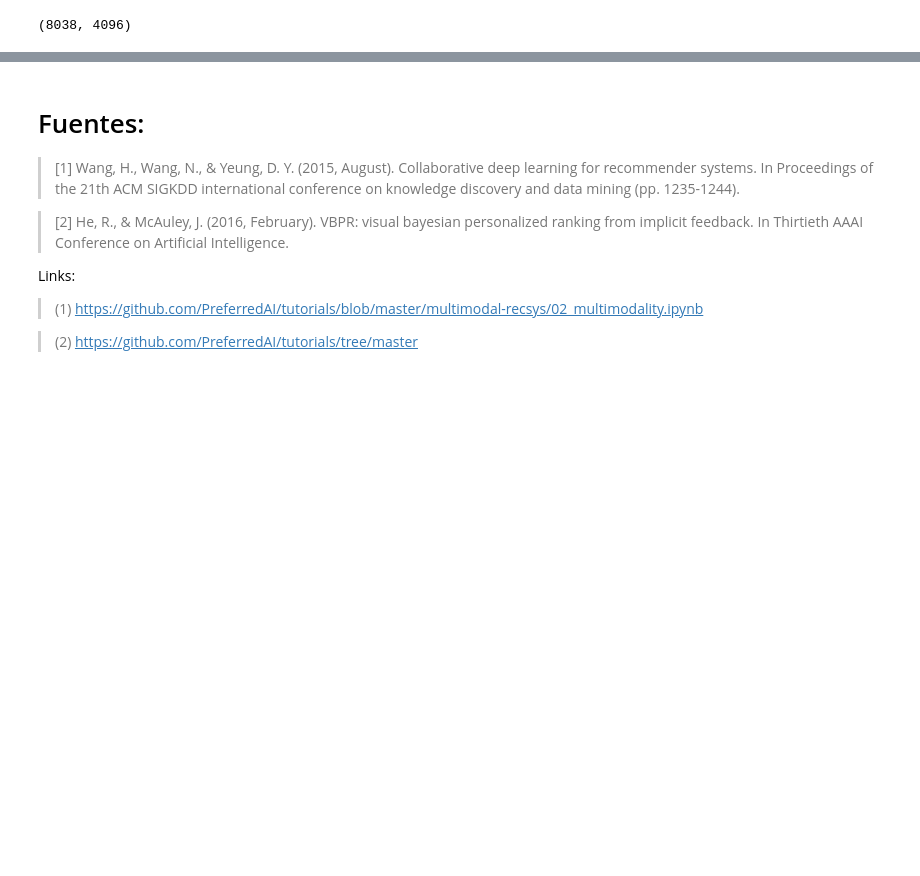
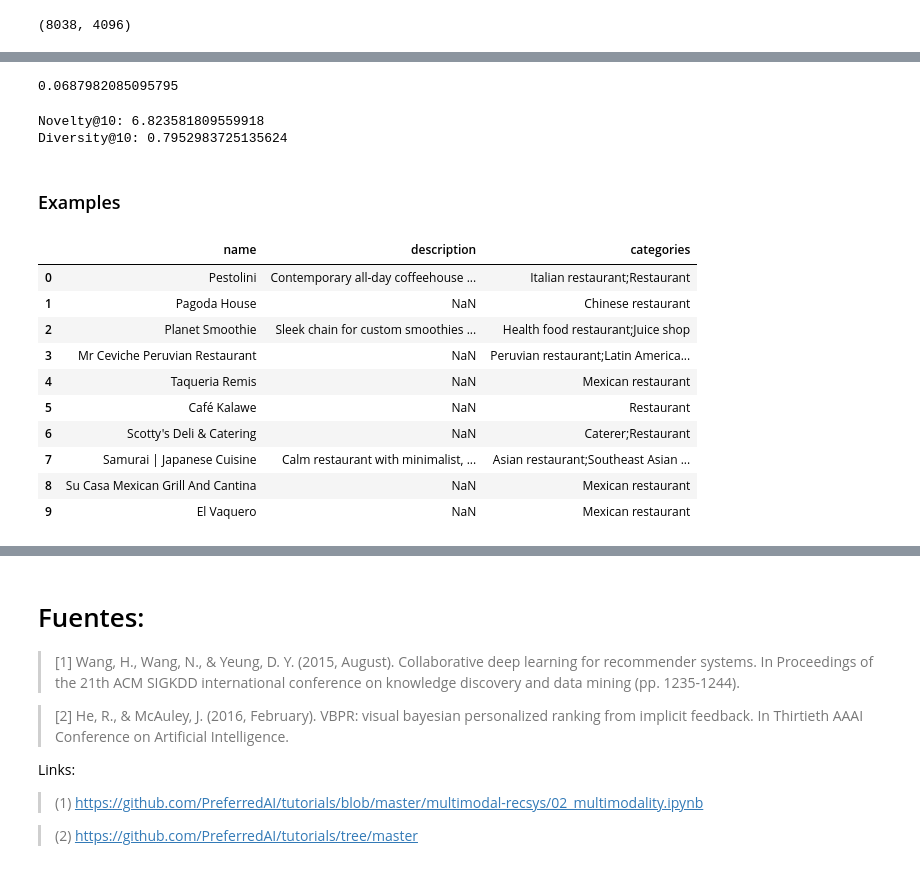
Before and after one commit to pedrozavalat/iic3633-proyecto, a Jupyter notebook: iic3633_v1_models_baselines.ipynb, the cells around one changed output, grey strips where cells are left out. Drawn from its saved outputs; the diff is of its cells as text; code cells hidden in the pictures; blank space fills up the shorter version.

Commit message:
hotfix: baseline models cornac

```diff
--- a/iic3633_v1_models_baselines.ipynb
+++ b/iic3633_v1_models_baselines.ipynb
@@ -216,6 +249,14 @@ categories2idx = {categ : idx for idx, categ in enumerate(categories)}
 idx2categories = {idx : categ for categ, idx in categories2idx.items()}
 restaurants_dict = restaurants.to_dict('index')
 restaurant_categories = {k : categories2idx[v['categories']] for k, v in restaurants_dict.items() }
+# %%
+userset = set(X['user_id'].tolist())
+itemset = restaurants_dict.keys()
+user_to_idx = {user: idx for idx, user in enumerate(userset)}
+item_to_idx = {item: idx for idx, item in enumerate(itemset)}
+
+idx_to_user = {idx: user for user, idx in user_to_idx.items()}
+idx_to_item = {idx: item for item, idx in item_to_idx.items()}
 # %%
 user_reviews = {}
 for r in X.itertuples():
@@ -330,6 +371,23 @@ def rr(recommendation, review):
         if rec in review:
             return 1 / (i + 1)
     return 0
+# %%
+def show_recommendations(user, reclist):
+    rec_business_cols = {
+        'name' : [],
+        'description' : [],
+        'categories': []
+
+    }
+    for row in restaurants.itertuples():
+        index = row.Index
+        if index not in reclist: continue
+        rec_business_cols['name'].append(row.name)
+        rec_business_cols['categories'].append(row.categories)
+        rec_business_cols['description'].append(row.descriptions)
+
+    reclist_df = pd.DataFrame(rec_business_cols)
+    return reclist_df
 # %%
 def get_relevant_items(user):
     relevant_items = list(
@@ -860,0 +984,10 @@ vbpr = cornac.models.VBPR(
+# %%
+def get_reclist(id_user, model, n):
+    """ funcion que retorna la lista de recomendaciones para un usuario.
+    Valido solo para modelos de cornac. """
+    scores_for_user = model.score(id_user)
+    scores_for_user = [
+        (idx_to_item[idx], score) for idx, score in enumerate(scores_for_user)
+    ]
+    scores_for_user.sort(key=lambda x: x[1], reverse=True)
+    return [i[0] for i in scores_for_user[:n]]
@@ -860,0 +1005,33 @@ vbpr = cornac.models.VBPR(
+# %%
+len(vbpr_reclist10.keys()) / X.shape[0]
+# %% [output]
+0.0687982085095795
+# %%
+vbpr_novelty10 = novelty(vbpr_reclist10)
+vbpr_diversity10 = diversity(vbpr_reclist10)
+print(f'Novelty@{10}: {vbpr_novelty10}')
+print(f'Diversity@{10}: {vbpr_diversity10}')
+# %% [output]
+Novelty@10: 6.823581809559918
+Diversity@10: 0.7952983725135624
+# %% [markdown]
+### Examples
+# %%
+random_user = random.choice(list(idx_to_user.keys()))
+# %%
+show_recommendations(
+    random_user,
+    get_reclist(random_user, vbpr, 10)
+)
+# %% [output]
+|  | name | description | categories |
+| 0 | Pestolini | Contemporary all-day coffeehouse ... | Italian restaurant;Restaurant |
+| 1 | Pagoda House | NaN | Chinese restaurant |
+| 2 | Planet Smoothie | Sleek chain for custom smoothies ... | Health food restaurant;Juice shop |
+| 3 | Mr Ceviche Peruvian Restaurant | NaN | Peruvian restaurant;Latin America... |
+| 4 | Taqueria Remis | NaN | Mexican restaurant |
+| 5 | Café Kalawe | NaN | Restaurant |
+| 6 | Scotty's Deli & Catering | NaN | Caterer;Restaurant |
+| 7 | Samurai | Japanese Cuisine | Calm restaurant with minimalist, ... | Asian restaurant;Southeast Asian ... |
+| 8 | Su Casa Mexican Grill And Cantina | NaN | Mexican restaurant |
+| 9 | El Vaquero | NaN | Mexican restaurant |
```
Also changed, not shown: parts of 36 cells of this notebook, 8 other files.
